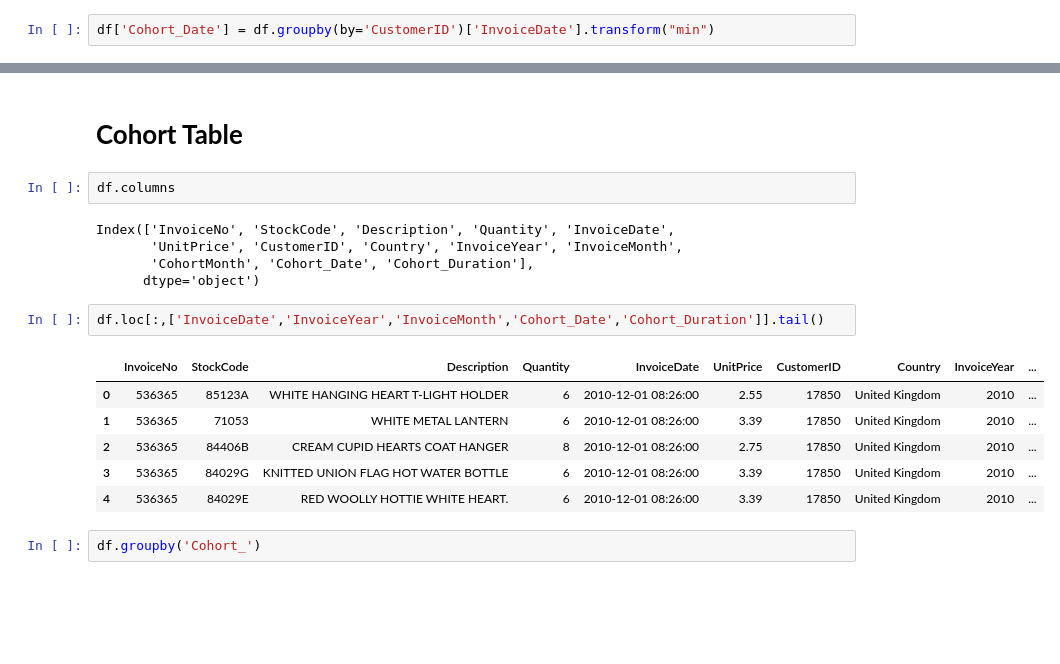
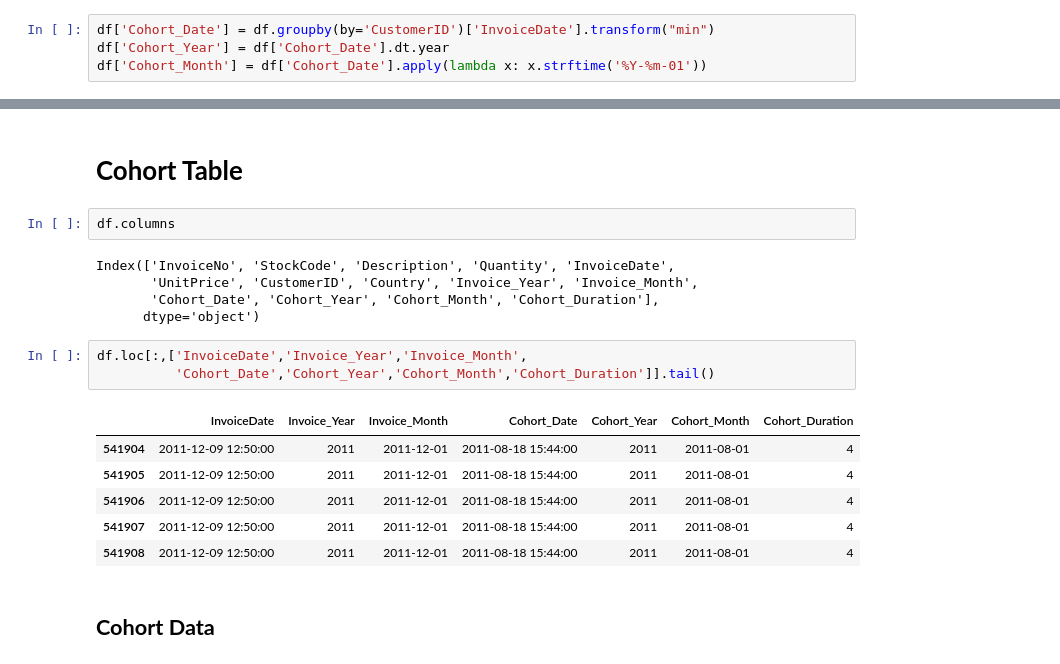
Before and after one commit to akshayyewle/Marketing-Analytics, a Jupyter notebook: 09 Cohort Analysis With Python/Python Notebook.ipynb, the cells around one changed output, grey strips where cells are left out. Cells and saved outputs as stored; diff of their text form; blank space fills up the shorter version.

```diff
--- a/09 Cohort Analysis With Python/Python Notebook.ipynb
+++ b/09 Cohort Analysis With Python/Python Notebook.ipynb
@@ -278,6 +278,8 @@ df.loc[:,['InvoiceDate','Invoice_Year','Invoice_Month']].head()
 * Cohort Month = Customer Acquisition Month
 # %%
 df['Cohort_Date'] = df.groupby(by='CustomerID')['InvoiceDate'].transform("min")
+df['Cohort_Year'] = df['Cohort_Date'].dt.year
+df['Cohort_Month'] = df['Cohort_Date'].apply(lambda x: x.strftime('%Y-%m-01'))
 # %%
 df['Cohort_Duration'] = ((df['InvoiceDate'] - df['Cohort_Date']).dt.days/30.41 + 1).astype(int)
 
@@ -295,17 +317,18 @@ df.loc[:,['InvoiceDate','Cohort_Date','Cohort_Duration']].tail()
 df.columns
 # %% [output]
 Index(['InvoiceNo', 'StockCode', 'Description', 'Quantity', 'InvoiceDate',
-       'UnitPrice', 'CustomerID', 'Country', 'InvoiceYear', 'InvoiceMonth',
-       'CohortMonth', 'Cohort_Date', 'Cohort_Duration'],
+       'UnitPrice', 'CustomerID', 'Country', 'Invoice_Year', 'Invoice_Month',
+       'Cohort_Date', 'Cohort_Year', 'Cohort_Month', 'Cohort_Duration'],
       dtype='object')
 # %%
-df.loc[:,['InvoiceDate','InvoiceYear','InvoiceMonth','Cohort_Date','Cohort_Duration']].tail()
+df.loc[:,['InvoiceDate','Invoice_Year','Invoice_Month',
+          'Cohort_Date','Cohort_Year','Cohort_Month','Cohort_Duration']].tail()
 # %% [output]
-|  | InvoiceNo | StockCode | Description | Quantity | InvoiceDate | UnitPrice | CustomerID | Country | InvoiceYear | ... |
-| 0 | 536365 | 85123A | WHITE HANGING HEART T-LIGHT HOLDER | 6 | 2010-12-01 08:26:00 | 2.55 | 17850 | United Kingdom | 2010 | ... |
-| 1 | 536365 | 71053 | WHITE METAL LANTERN | 6 | 2010-12-01 08:26:00 | 3.39 | 17850 | United Kingdom | 2010 | ... |
-| 2 | 536365 | 84406B | CREAM CUPID HEARTS COAT HANGER | 8 | 2010-12-01 08:26:00 | 2.75 | 17850 | United Kingdom | 2010 | ... |
-| 3 | 536365 | 84029G | KNITTED UNION FLAG HOT WATER BOTTLE | 6 | 2010-12-01 08:26:00 | 3.39 | 17850 | United Kingdom | 2010 | ... |
-| 4 | 536365 | 84029E | RED WOOLLY HOTTIE WHITE HEART. | 6 | 2010-12-01 08:26:00 | 3.39 | 17850 | United Kingdom | 2010 | ... |
+|  | InvoiceDate | Invoice_Year | Invoice_Month | Cohort_Date | Cohort_Year | Cohort_Month | Cohort_Duration |
+| 541904 | 2011-12-09 12:50:00 | 2011 | 2011-12-01 | 2011-08-18 15:44:00 | 2011 | 2011-08-01 | 4 |
+| 541905 | 2011-12-09 12:50:00 | 2011 | 2011-12-01 | 2011-08-18 15:44:00 | 2011 | 2011-08-01 | 4 |
+| 541906 | 2011-12-09 12:50:00 | 2011 | 2011-12-01 | 2011-08-18 15:44:00 | 2011 | 2011-08-01 | 4 |
+| 541907 | 2011-12-09 12:50:00 | 2011 | 2011-12-01 | 2011-08-18 15:44:00 | 2011 | 2011-08-01 | 4 |
+| 541908 | 2011-12-09 12:50:00 | 2011 | 2011-12-01 | 2011-08-18 15:44:00 | 2011 | 2011-08-01 | 4 |
-# %%
-df.groupby('Cohort_')
+# %% [markdown]
+## **Cohort Data**
```
Also changed, not shown: parts of 16 cells of this notebook.
